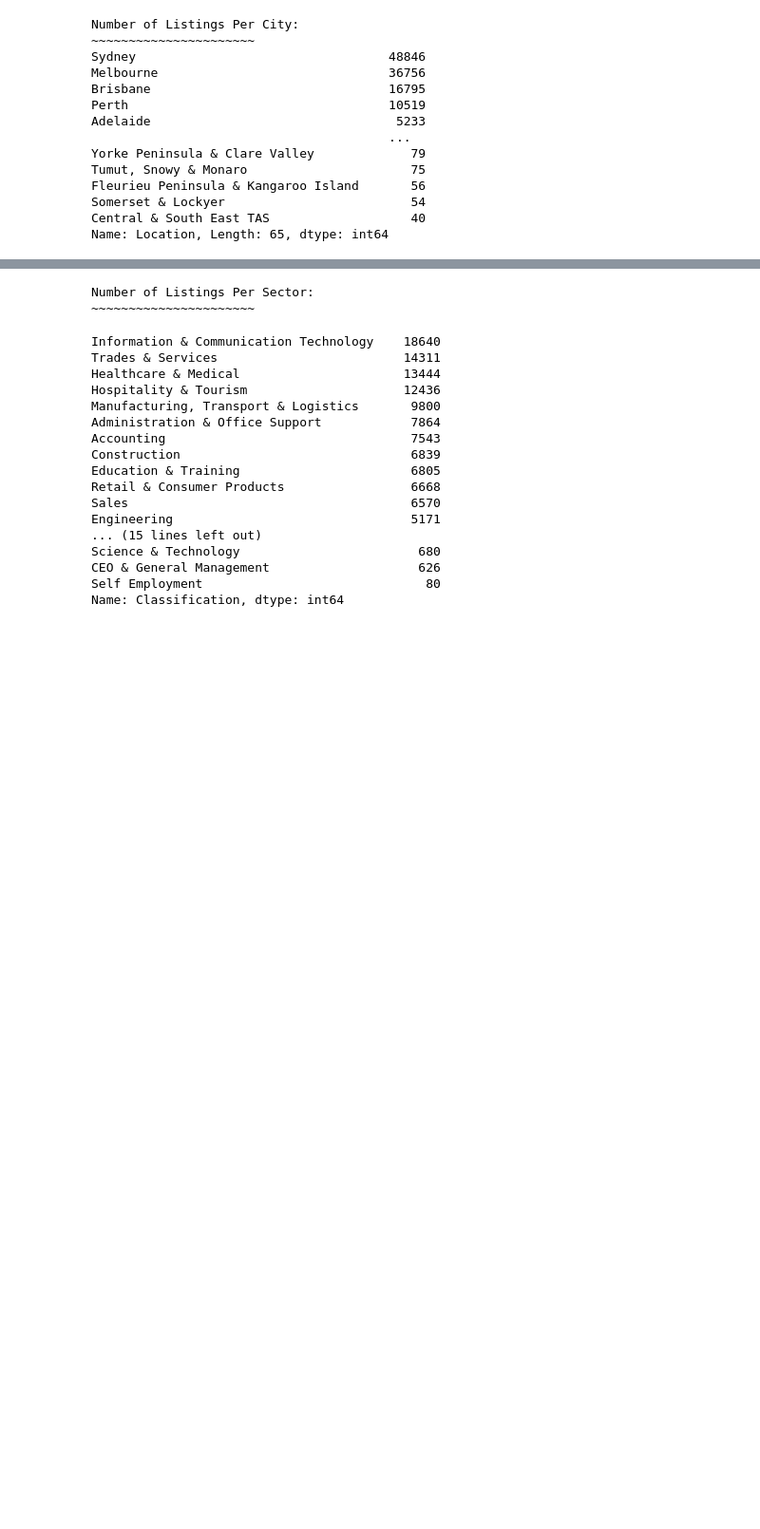
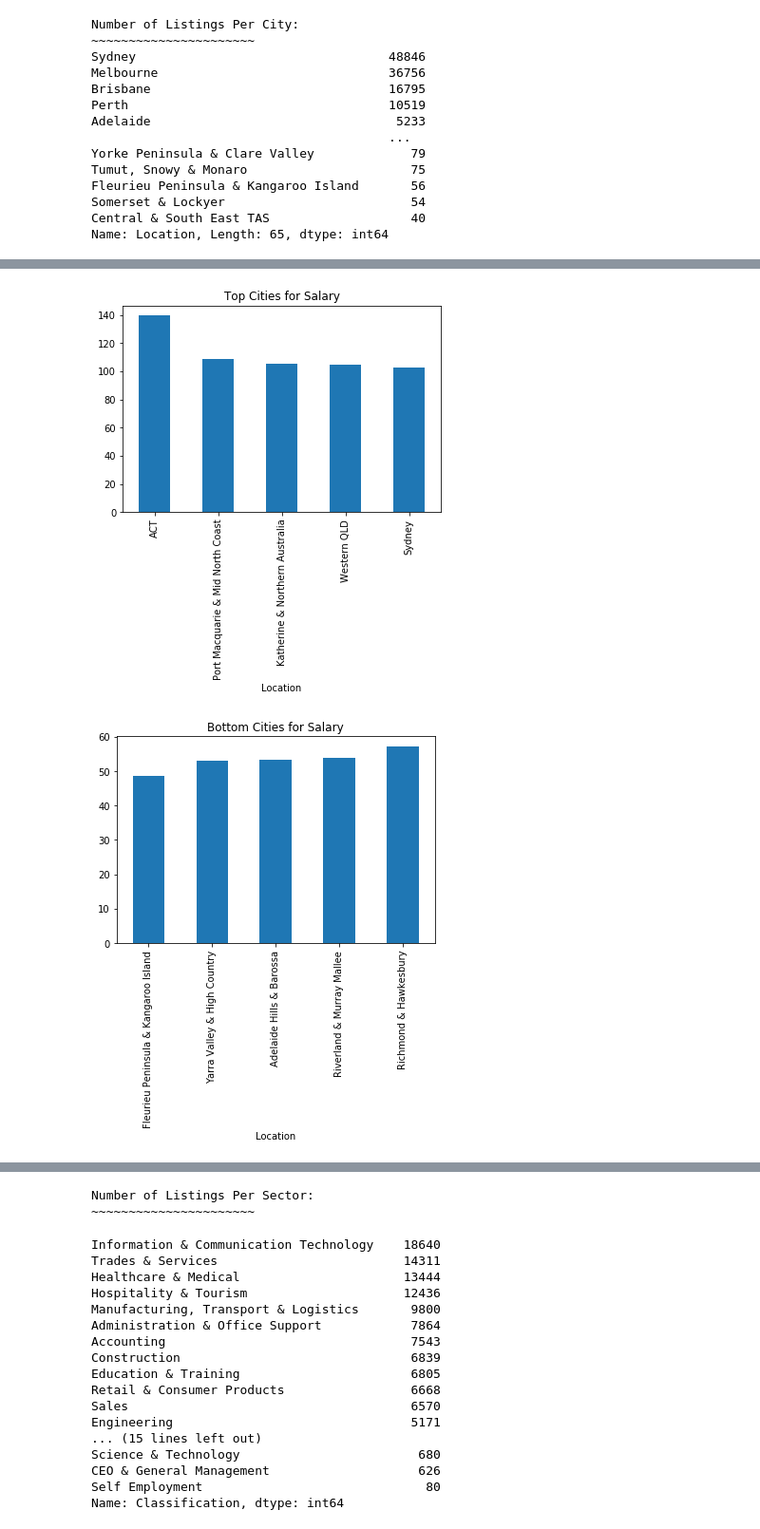
Before and after one commit to RyanWillie/Big-Data-Assignment, a Jupyter notebook: Notebook.ipynb, the cells around one changed output, grey strips where cells are left out. Shown at 95% size. Saved outputs shown, nothing was run; the diff lists cells and outputs as text; code cells hidden in the pictures; blank space fills up the shorter version.

```diff
--- a/Notebook.ipynb
+++ b/Notebook.ipynb
@@ -22,6 +104,14 @@ dtype: object
 # %%
-df["Date"] = df["Date"].replace(to_replace=r'T.*', value='', regex=True)
+#Clean date field and set datatype
+df["Date"] = df["Date"].replace(to_replace=r'T.*', value='', regex=True) #Remove T00:000... from end of dates
 df["Date"] = pd.to_datetime(df["Date"])
+
+#Remove Redundant Columns
 df = df.assign(AverageSalary= (df["LowestSalary"] + df["HighestSalary"])/2 )
-df.dtypes
+df.drop(['FullDescription', 'Area', 'HighestSalary','LowestSalary', 'Requirement' ], axis=1, inplace=True)
+
+#Remove Duplicate rows and rows with NaN values
+df.drop_duplicates(subset=['Title', 'Date', 'Location', 'Company'], keep='first', inplace=True)
+df.dropna(inplace=True)
+df.head()
 # %% [output]
@@ -91,5 +194,0 @@ dtype: int64
-# %%
-#Remove Duplicate and NaN values
-df.drop(['FullDescription', 'Area', 'HighestSalary','LowestSalary', 'Requirement' ], axis=1, inplace=True)
-df.drop_duplicates(subset=['Title', 'Date', 'Location', 'Company'], keep='first', inplace=True)
-df.dropna(subset=['Location', 'Title', 'Company', 'Date', 'Classification', 'JobType', 'AverageSalary'],inplace=True)
@@ -175,0 +222,3 @@ city_counts[0:5].plot(kind='pie', title="Top Cities for Job Listings")
+# %%
+LocationSalaries = df[['Location', 'AverageSalary']].groupby('Location')['AverageSalary'].mean().sort_values()
+LocationSalaries
@@ -175,0 +239,8 @@ city_counts[0:5].plot(kind='pie', title="Top Cities for Job Listings")
+# %%
+LocationSalaries[-1:-6:-1].plot(kind='bar', title="Top Cities for Salary")
+plt.show()
+LocationSalaries[0:5].plot(kind='bar', title="Bottom Cities for Salary")
+plt.show()
+# %% [output]
+[figure, added]
+[figure, added]
```
Also changed, not shown: parts of 24 cells of this notebook.
